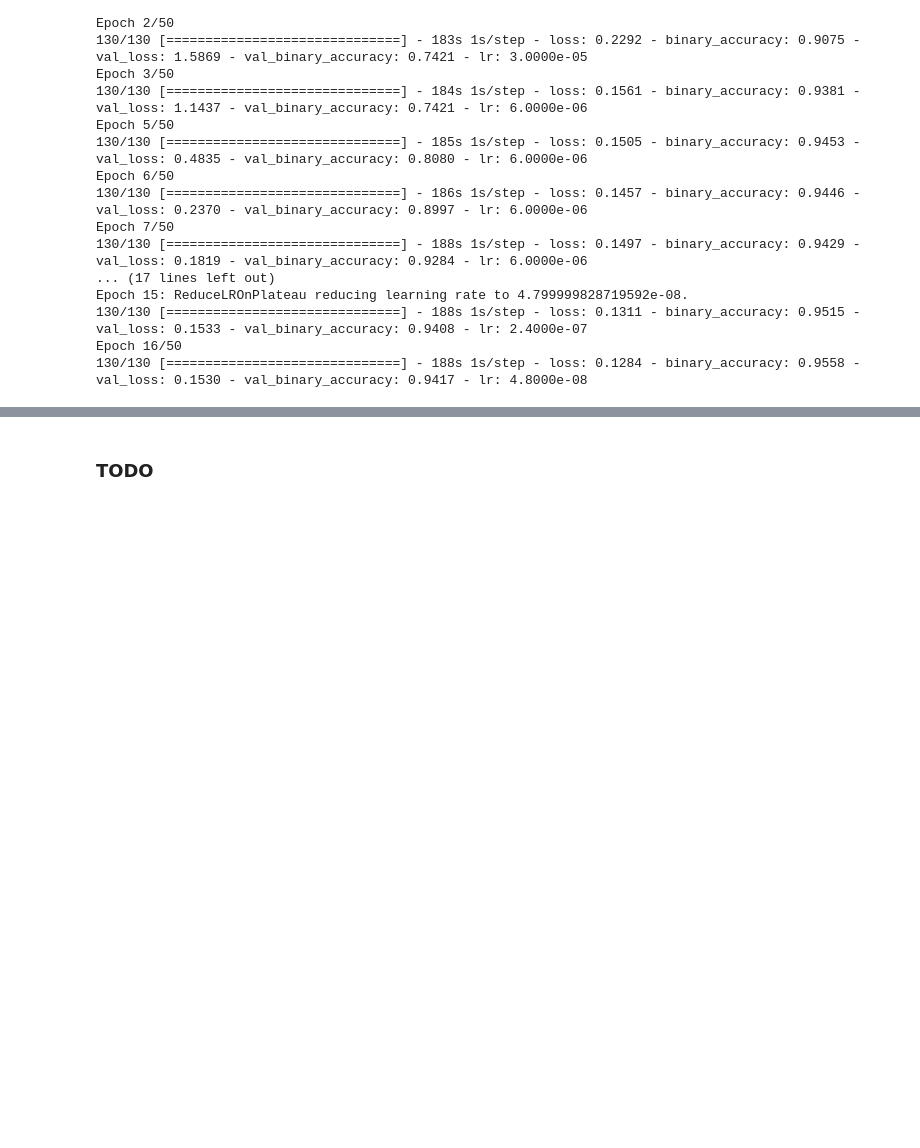
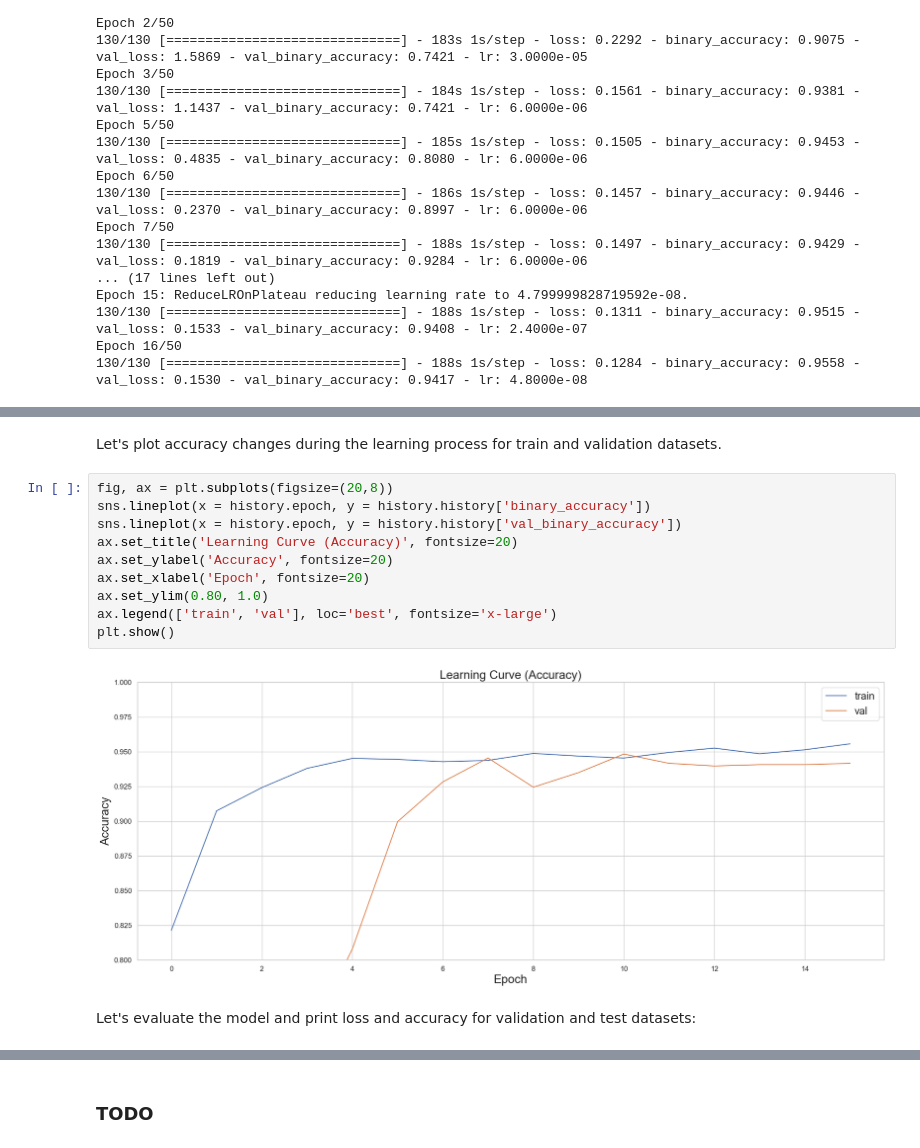
Before and after one commit to P-Pikula/Chest-X-Rays-Analysis, a Jupyter notebook: Chest-X-Rays-Analysis.ipynb, the cells around one changed output, grey strips where cells are left out. Saved outputs shown, nothing was run; the diff lists cells and outputs as text; blank space fills up the shorter version.

Commit message:
Checked first model

```diff
--- a/Chest-X-Rays-Analysis.ipynb
+++ b/Chest-X-Rays-Analysis.ipynb
@@ -441,0 +471,16 @@ plt.show()
+# %% [markdown]
+Let's plot accuracy changes during the learning process for train and validation datasets.
+# %%
+fig, ax = plt.subplots(figsize=(20,8))
+sns.lineplot(x = history.epoch, y = history.history['binary_accuracy'])
+sns.lineplot(x = history.epoch, y = history.history['val_binary_accuracy'])
+ax.set_title('Learning Curve (Accuracy)', fontsize=20)
+ax.set_ylabel('Accuracy', fontsize=20)
+ax.set_xlabel('Epoch', fontsize=20)
+ax.set_ylim(0.80, 1.0)
+ax.legend(['train', 'val'], loc='best', fontsize='x-large')
+plt.show()
+# %% [output]
+[figure, added]
+# %% [markdown]
+Let's evaluate the model and print loss and accuracy for validation and test datasets:
```
Also changed, not shown: parts of 24 cells of this notebook.
